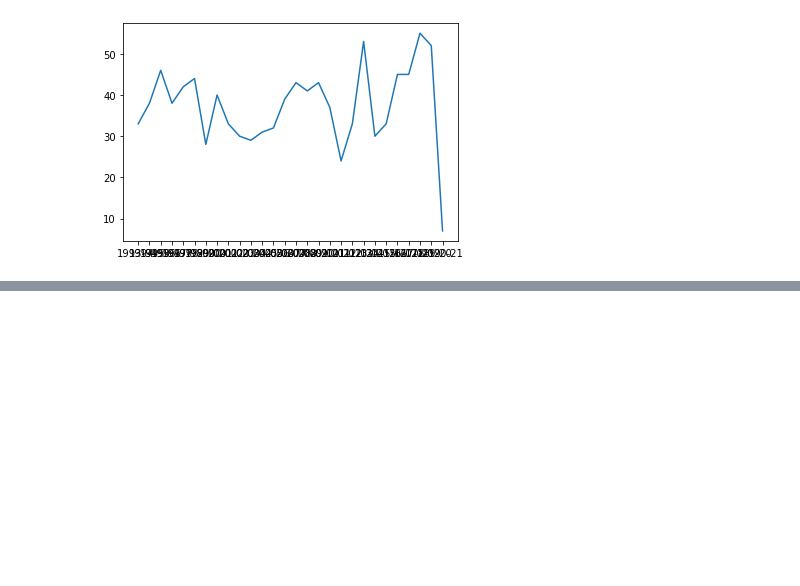
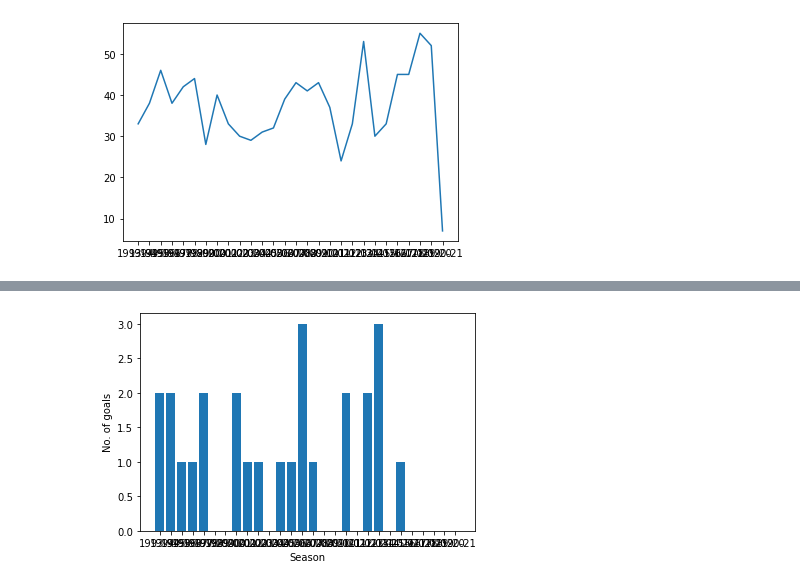
Before and after one commit to pratikshapaudyal/LiverpoolPremierLeagueGames, a Jupyter notebook: initialanalysis.ipynb, the cells around one changed output, grey strips where cells are left out. Cells and saved outputs as stored; diff of their text form; code cells hidden in the pictures; blank space fills up the shorter version.

Commit message:
Looked at goals scored at Goodison Park
 Plotted the goals scored per season by Liverpool and Goodison park and the mean number of goals across the seasons

```diff
--- a/initialanalysis.ipynb
+++ b/initialanalysis.ipynb
@@ -143,3 +145,7 @@ plt.plot(year.index, year['FTHG'])
 plt.show()
 # %% [output]
 [figure]
+# %%
+#Mean number of goals scored against Everton at Goodison Park
+ev_home_goals = results[results["HomeTeam"]=="Everton"]
+ev_home_goals
@@ -145,0 +170,4 @@ plt.show()
+# %%
+ev_year = ev_home_goals.groupby("Season").sum()
+print(ev_year.mean())
+ev_year.index
@@ -145,0 +187,7 @@ plt.show()
+# %%
+plt.bar(ev_year.index, ev_year['FTHG'])
+plt.xlabel("Season")
+plt.ylabel("No. of goals")
+plt.show()
+# %% [output]
+[figure, added]
```
Also changed, not shown: parts of 9 cells of this notebook.
